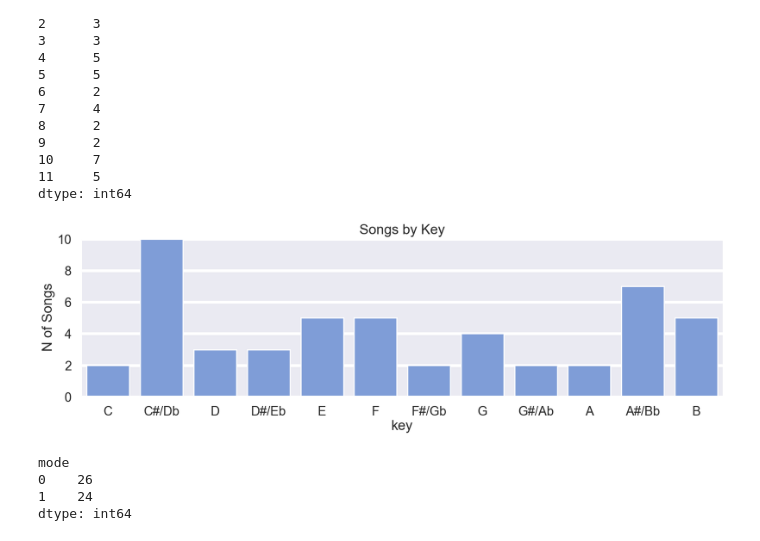
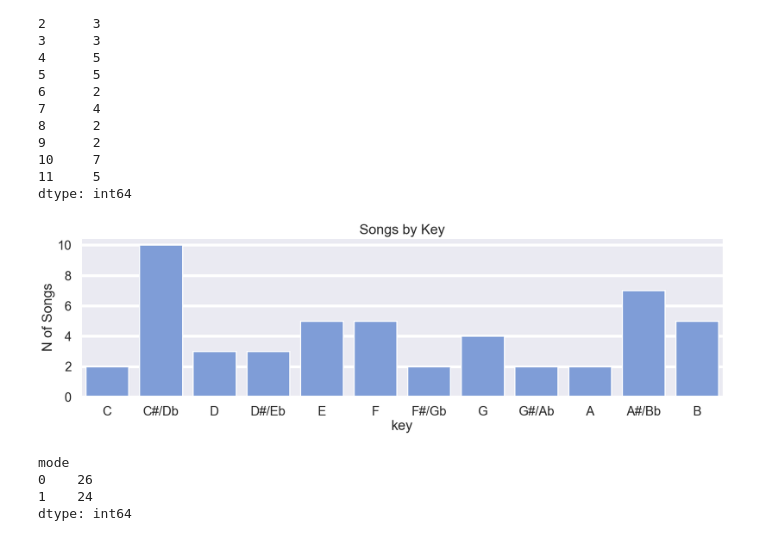
Before and after one commit to GabrielBG0/spotify-2022-visualized, a Jupyter notebook: exploration/exp_top50.ipynb, the cells around one changed output. Cells and saved outputs as stored; diff of their text form; code cells hidden in the pictures.

```diff
--- a/exploration/exp_top50.ipynb
+++ b/exploration/exp_top50.ipynb
@@ -141,14 +141,13 @@ dtype: int64
 # %%
 plt.figure(figsize=(20, 5))
 ax = sns.barplot(x=q_key.index, y=q_key, color='#7099E6')
 ax.set_title('Songs by Key')
 ax.set_ylabel('N of Songs')
 ax.set_xticklabels(['C', 'C#/Db', 'D', 'D#/Eb',
                    'E', 'F', 'F#/Gb', 'G', 'G#/Ab', 'A', 'A#/Bb', 'B'])
-ax.margins(0.01)
 plt.show()
 # %% [output]
-[figure, old version]
+[figure, new version]
 # %%
 groupBy_mode = df.groupby('mode')
 q_mode = groupBy_mode.size()
```
Also changed, not shown: parts of 1 cell of this notebook, 11 other files.
